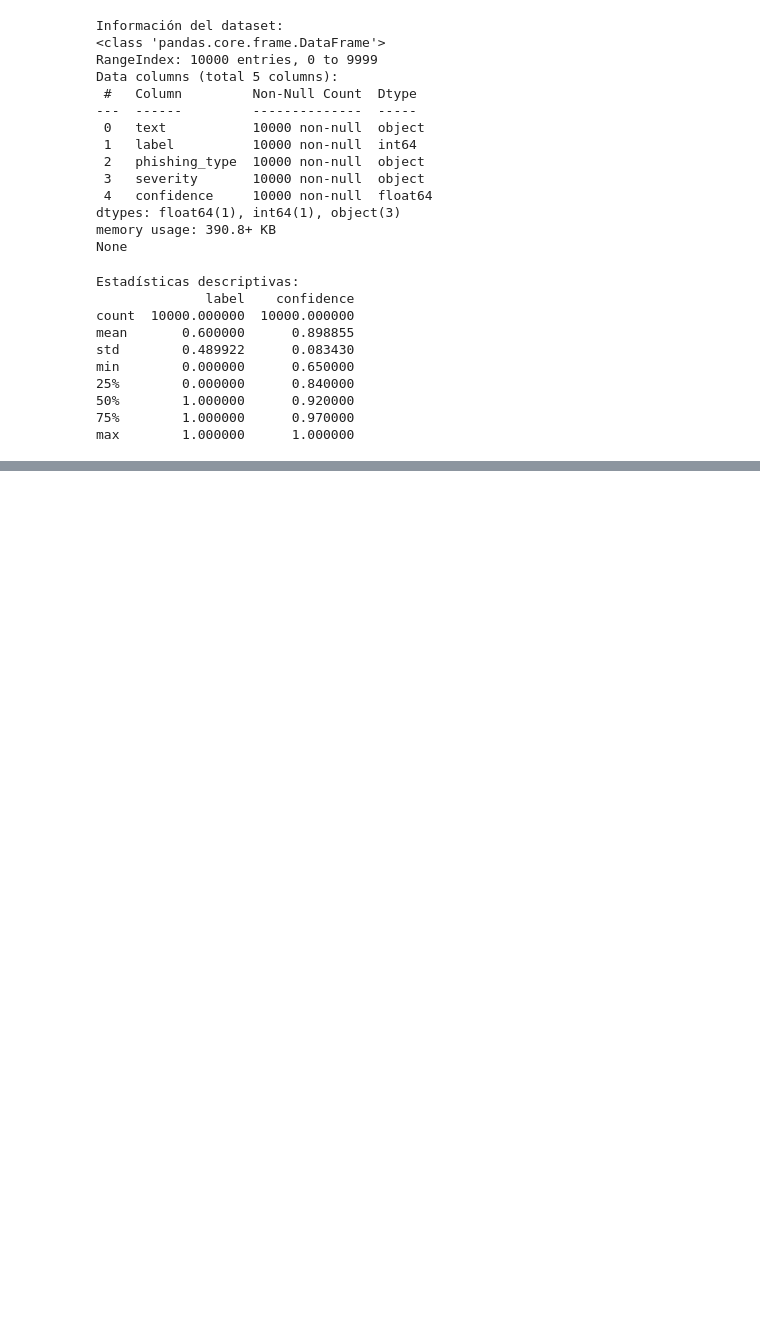
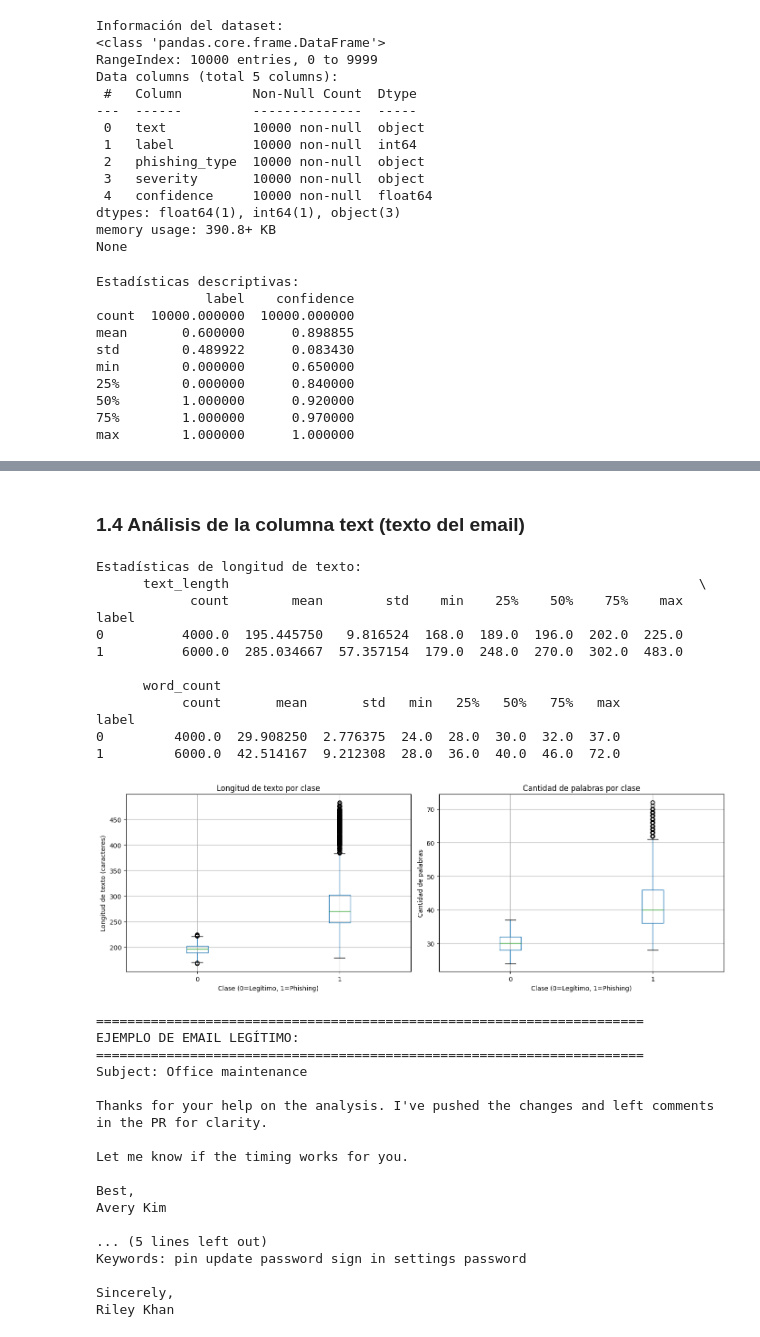
Before and after one commit to danielarodriguez4/Phishing-Emails-ML, a Jupyter notebook: notebook/phishing_email.ipynb, the cells around one changed output, grey strips where cells are left out. Drawn from its saved outputs; the diff is of its cells as text; code cells hidden in the pictures; blank space fills up the shorter version.

```diff
--- a/notebook/phishing_email.ipynb
+++ b/notebook/phishing_email.ipynb
@@ -59,0 +234,71 @@ max        1.000000      1.000000
+# %% [markdown]
+### 1.4 Análisis de la columna text (texto del email)
+# %%
+# Análisis básico de la longitud del texto
+df['text_length'] = df['text'].apply(len)
+df['word_count'] = df['text'].apply(lambda x: len(str(x).split()))
+
+print("Estadísticas de longitud de texto:")
+print(df.groupby('label')[['text_length', 'word_count']].describe())
+
+# Visualización
+fig, axes = plt.subplots(1, 2, figsize=(14, 5))
+
+# Longitud de texto por clase
+df.boxplot(column='text_length', by='label', ax=axes[0])
+axes[0].set_xlabel('Clase (0=Legítimo, 1=Phishing)')
+axes[0].set_ylabel('Longitud de texto (caracteres)')
+axes[0].set_title('Longitud de texto por clase')
+plt.suptitle('')
+
+# Cantidad de palabras por clase
+df.boxplot(column='word_count', by='label', ax=axes[1])
+axes[1].set_xlabel('Clase (0=Legítimo, 1=Phishing)')
+axes[1].set_ylabel('Cantidad de palabras')
+axes[1].set_title('Cantidad de palabras por clase')
+plt.suptitle('')
+
+plt.tight_layout()
+plt.show()
+
+# Ejemplos de emails
+print("\n" + "="*70)
+print("EJEMPLO DE EMAIL LEGÍTIMO:")
+print("="*70)
+print(df[df['label']==0]['text'].iloc[0])
+
+print("\n" + "="*70)
+print("EJEMPLO DE EMAIL PHISHING:")
+print("="*70)
+print(df[df['label']==1]['text'].iloc[0])
+# %% [output]
+Estadísticas de longitud de texto:
+      text_length                                                            \
+            count        mean        std    min    25%    50%    75%    max
+label
+0          4000.0  195.445750   9.816524  168.0  189.0  196.0  202.0  225.0
+1          6000.0  285.034667  57.357154  179.0  248.0  270.0  302.0  483.0
+
+      word_count
+           count       mean       std   min   25%   50%   75%   max
+label
+0         4000.0  29.908250  2.776375  24.0  28.0  30.0  32.0  37.0
+1         6000.0  42.514167  9.212308  28.0  36.0  40.0  46.0  72.0
+[figure, added]
+======================================================================
+EJEMPLO DE EMAIL LEGÍTIMO:
+======================================================================
+Subject: Office maintenance
+
+Thanks for your help on the analysis. I've pushed the changes and left comments in the PR for clarity.
+
+Let me know if the timing works for you.
+
+Best,
+Avery Kim
+
+... (5 lines left out)
+Keywords: pin update password sign in settings password
+
+Sincerely,
+Riley Khan
```
Also changed, not shown: parts of 50 cells of this notebook, 1 other file.
